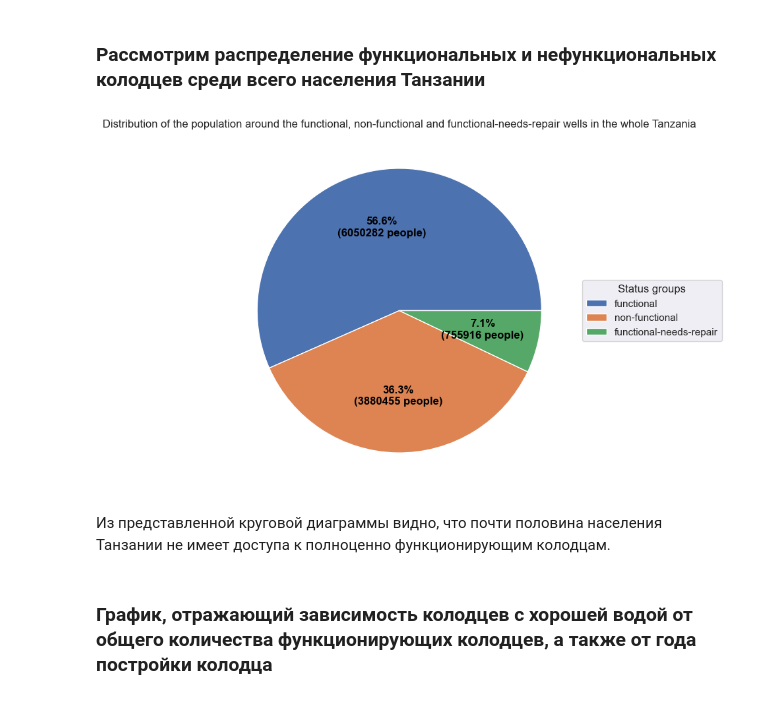
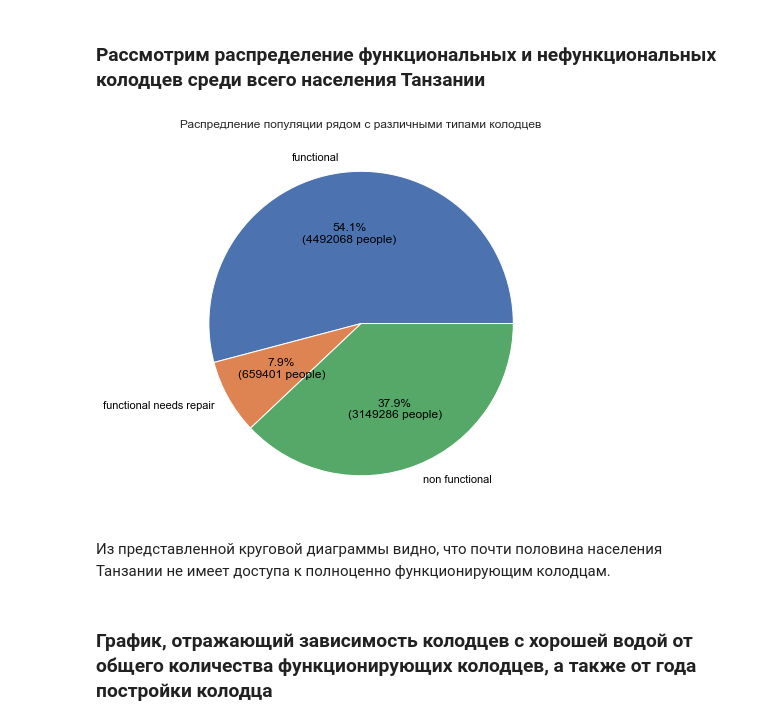
Before and after one commit to nolongerlaugh/BDA-project-Pump-it-Up, a Jupyter notebook: report.ipynb, the cells around one changed output. Cells and saved outputs as stored; diff of their text form; code cells hidden in the pictures.

```diff
--- a/report.ipynb
+++ b/report.ipynb
@@ -82,5 +84,10 @@ NaN in Numerics:
 0
 # %% [markdown]
 Как видим, NaN встречается только в категориальных признаках, поэтому заменим строкой "None"
+# %%
+dtypes = X.dtypes
+for column, tp in dtypes.items():
+    if str(tp) == 'object':
+        X[column] = pd.Series(X[column], dtype="string")
 # %%
 X.fillna(value="None", inplace=True)
@@ -117,3 +116,5 @@ df
+# %%
+df = df[(df['amount_tsh'] < 5000) & (df['num_private'] < 10) & (df['population'] < 2000)]
 # %% [markdown]
 # 3. Исследование датасета
 # %% [markdown]
@@ -227,34 +217,23 @@ so = sum(so_so)
+# %%
+populations = df.groupby('status_group')['population'].sum()
+wells = populations.keys().to_list()
+data = populations.to_list()
 # %%
 fig, ax = plt.subplots(figsize=(9, 7), subplot_kw=dict(aspect="equal"))
 
-distribution = ["6050282 functional",
-              "3880455 non-functional",
-               "755916 functional-needs-repair"]
+def pct(p,allvals):
+    absolute = int(np.round(p/100.*np.sum(allvals)))
+    return f"{p:.1f}%\n({absolute:d} people)"
 
-data = [float(x.split( )[0]) for x in distribution]
-wells = [x.split( )[-1] for x in distribution]
+plt.pie(data, labels=wells, autopct=lambda p: pct(p, data), textprops=dict(color="black"))
 
-def func(pct,allvals):
-    absolute = int(np.round(pct/100.*np.sum(allvals)))
-    return f"{pct:.1f}%\n({absolute:d} people)"
-
-wedges, texts, autotexts = ax.pie(data, autopct=lambda pct: func(pct, data),
-                                  textprops=dict(color="black"))
-
-ax.legend(wedges, wells,
-          title="Status groups",
-          loc="center left",
-          bbox_to_anchor=(1, 0, 0.5, 1))
-
-plt.setp(autotexts, size=12, weight="bold")
-
-ax.set_title("Distribution of the population around the functional, non-functional and functional-needs-repair wells in the whole Tanzania")
+plt.title("Распредление популяции рядом с различными типами колодцев")
 
 plt.show()
 # %% [output]
-[figure, old version]
+[figure, new version]
-# %% [markdown]
-Из представленной круговой диаграммы видно, что почти половина населения Танзании не имеет доступа к полноценно функционирующим колодцам.
+# %% [markdown]
+Из представленной круговой диаграммы видно, что почти половина населения Танзании не имеет доступа к полноценно функционирующим колодцам.
 # %% [markdown]
 ### График, отражающий зависимость колодцев с хорошей водой от общего количества функционирующих колодцев, а также от года постройки колодца
 # %%
```
Also changed, not shown: parts of 108 cells of this notebook, 1 other file.
